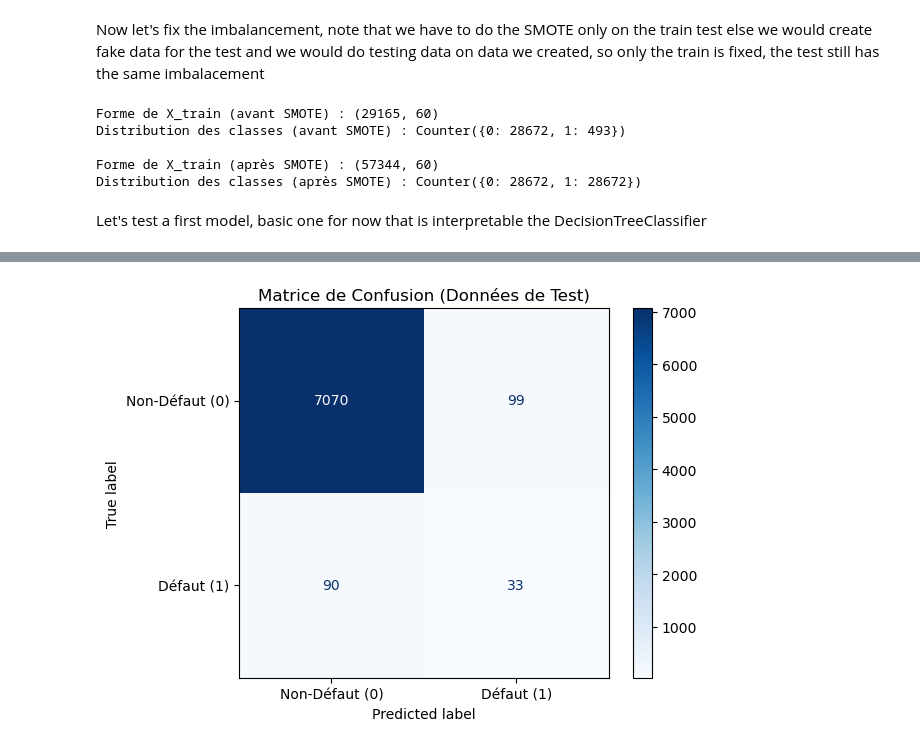
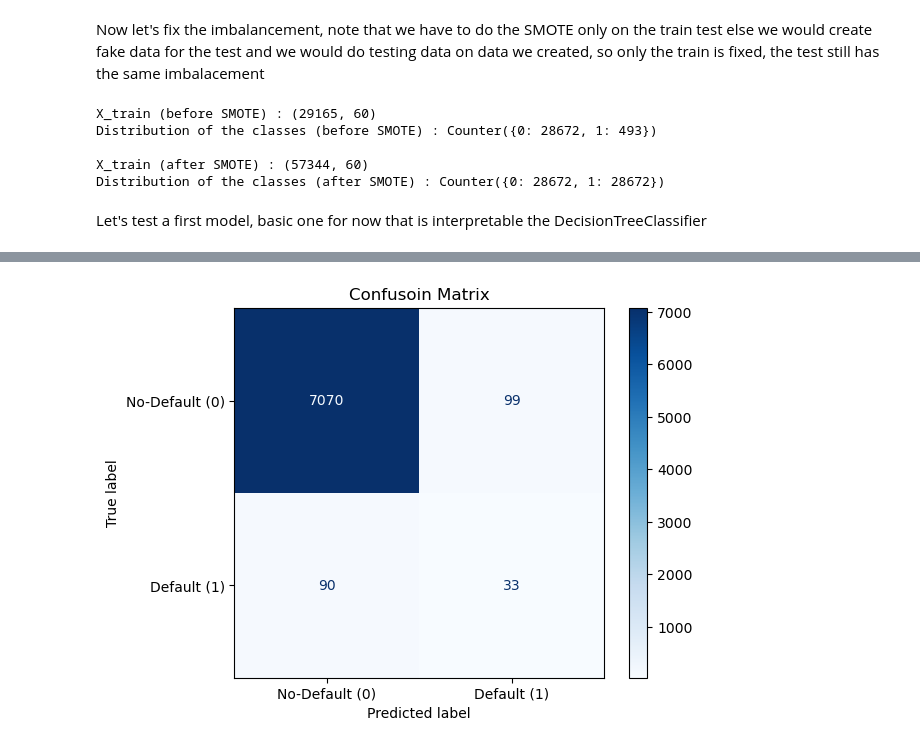
Before and after one commit to Adnbsn/ML_CardFraud, a Jupyter notebook: Project_ML_Adrien_BESSON_Emma_BEKKER.ipynb, the cells around one changed output, grey strips where cells are left out. Saved outputs shown, nothing was run; the diff lists cells and outputs as text; code cells hidden in the pictures.

```diff
--- a/Project_ML_Adrien_BESSON_Emma_BEKKER.ipynb
+++ b/Project_ML_Adrien_BESSON_Emma_BEKKER.ipynb
@@ -484,17 +482,17 @@ from collections import Counter
 smote = SMOTE(random_state=42)
 X_train_smote, y_train_smote = smote.fit_resample(X_train_processed, y_train)
 
-print(f"\nForme de X_train (avant SMOTE) : {X_train_processed.shape}")
-print(f"Distribution des classes (avant SMOTE) : {Counter(y_train)}")
+print(f"\nX_train (before SMOTE) : {X_train_processed.shape}")
+print(f"Distribution of the classes (before SMOTE) : {Counter(y_train)}")
 
-print(f"\nForme de X_train (après SMOTE) : {X_train_smote.shape}")
-print(f"Distribution des classes (après SMOTE) : {Counter(y_train_smote)}")
+print(f"\nX_train (after SMOTE) : {X_train_smote.shape}")
+print(f"Distribution of the classes (after SMOTE) : {Counter(y_train_smote)}")
 # %% [output]
-Forme de X_train (avant SMOTE) : (29165, 60)
-Distribution des classes (avant SMOTE) : Counter({0: 28672, 1: 493})
+X_train (before SMOTE) : (29165, 60)
+Distribution of the classes (before SMOTE) : Counter({0: 28672, 1: 493})
 
-Forme de X_train (après SMOTE) : (57344, 60)
-Distribution des classes (après SMOTE) : Counter({0: 28672, 1: 28672})
+X_train (after SMOTE) : (57344, 60)
+Distribution of the classes (after SMOTE) : Counter({0: 28672, 1: 28672})
 # %% [markdown]
 Let's test a first model, basic one for now that is interpretable the DecisionTreeClassifier
 # %%
@@ -504,18 +502,17 @@ from sklearn.metrics import classification_report, confusion_matrix, ConfusionMa
 dt_model = DecisionTreeClassifier(max_depth=100, random_state=42)
 dt_model.fit(X_train_smote, y_train_smote)
 y_pred = dt_model.predict(X_test_processed)
-print("\n--- Rapport de Classification ---")
-# C'est le rapport qui contient Précision, Rappel (Recall) et F1-Score
-print(classification_report(y_test, y_pred, target_names=['Classe 0 (Non-Défaut)', 'Classe 1 (Défaut)']))
+print("\n--- Report of Classification ---")
+# This is what we use to evaluate a model (it contains recall, f1, precision)
+print(classification_report(y_test, y_pred, target_names=['Class 0 (No-Default)', 'Class 1 (Default)']))
 
-print("\n--- Matrice de Confusion ---")
-# Affiche la matrice brute
+print("\n--- Confusion Matrix---")
 cm = confusion_matrix(y_test, y_pred)
 print(cm)
-# Affichage graphique de la matrice de confusion
+# Display graphic of the confusion matrix
 disp = ConfusionMatrixDisplay(confusion_matrix=cm,
-                              display_labels=['Non-Défaut (0)', 'Défaut (1)'])
+                              display_labels=['No-Default (0)', 'Default (1)'])
 disp.plot(cmap='Blues', values_format='d')
-plt.title("Matrice de Confusion (Données de Test)")
+plt.title("Confusoin Matrix")
 plt.show()
 # %% [output]
@@ -534,5 +531,5 @@ Classe 0 (Non-Défaut)       0.99      0.99      0.99      7169
 [[7070   99]
  [  90   33]]
-[figure, old version]
+[figure, new version]
 # %% [markdown]
 SMOTE was applied to the dataset before this Decision Tree classifier evaluation, yet the classification report still shows a very high accuracy for the non-default (majority) class and a low recall and precision for the default (minority) class. This suggests that the model’s ability to identify default cases did not improve substantially, likely because the class imbalance was so strong that it still struggled to generalize to defaults, or the synthetic samples generated by SMOTE were not sufficient to change the learned boundaries for this classifier. Overall, despite SMOTE, the Decision Tree remains biased towards predicting non-defaults, as reflected by the low f1-score for defaults.
```
Also changed, not shown: parts of 68 cells of this notebook.
